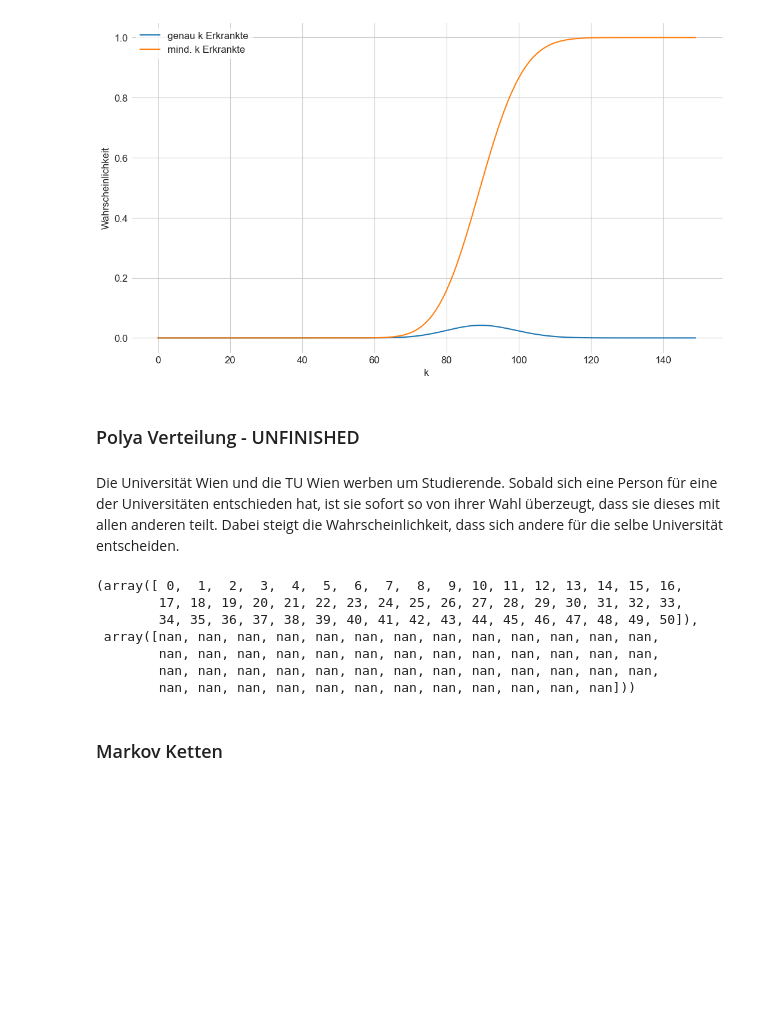
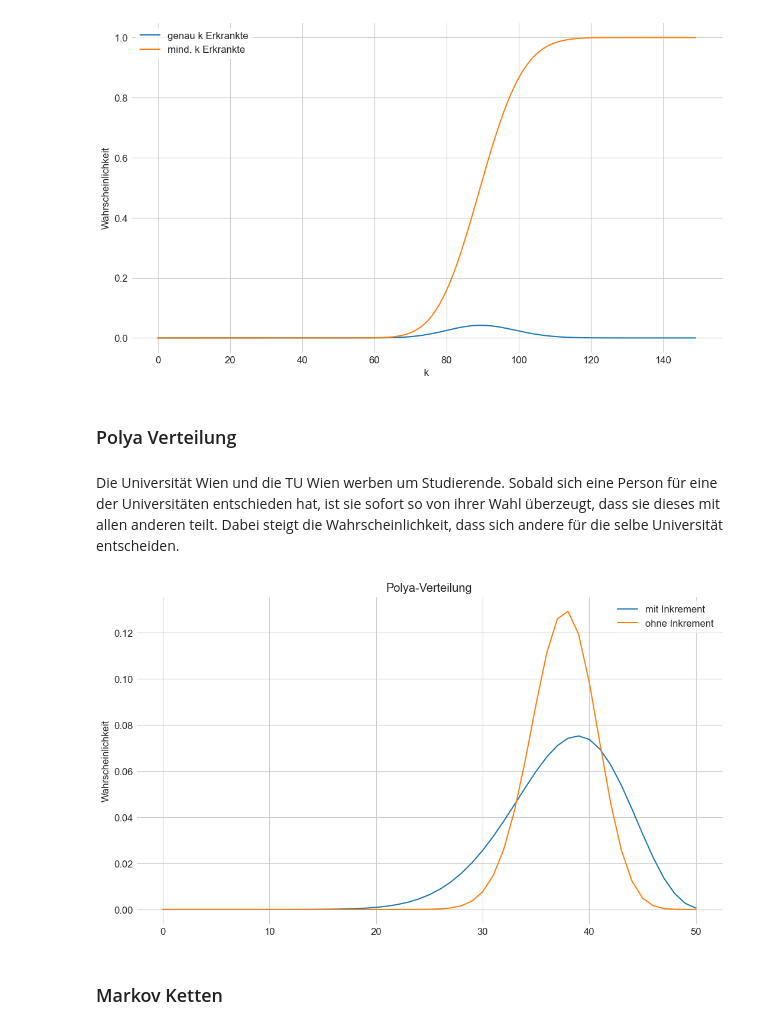
Before and after one commit to pcpet/Stochastik-1-WS2021, a Jupyter notebook: Stochastik Notebook.ipynb, the cells around one changed output. Saved outputs shown, nothing was run; the diff lists cells and outputs as text; code cells hidden in the pictures; blank space fills up the shorter version.

```diff
--- a/Stochastik Notebook.ipynb
+++ b/Stochastik Notebook.ipynb
@@ -63,31 +63,40 @@ plt.show()
 # %% [output]
 [figure]
 # %% [markdown]
-### Polya Verteilung - UNFINISHED
+### Polya Verteilung
 # %% [markdown]
 Die Universität Wien und die TU Wien werben um Studierende. Sobald sich eine Person für eine der Universitäten entschieden hat, ist sie sofort so von ihrer Wahl überzeugt, dass sie dieses mit allen anderen teilt. Dabei steigt die Wahrscheinlichkeit, dass sich andere für die selbe Universität entscheiden.
-# %%
-def givePolya(red, blue, increment, maxN):
-    arr = np.arange(maxN+1)
-    coeffs = comb(maxN, arr)
-    prod1 = np.array([np.prod(red + increment * np.arange(k)) for k in arr])
-    prod2 = np.array([np.prod(blue + increment * np.arange(maxN-k)) for k in arr])
-    prod3 = np.prod(red + blue + increment * arr[:-1])
-    probs = coeffs * prod1 * prod2 / prod3
-
-    return arr, probs
-# %%
-UniWien = 90_000
-TUWien = 30_000
-givePolya(UniWien, TUWien, 5000, 50)
-# %% [output]
-(array([ 0,  1,  2,  3,  4,  5,  6,  7,  8,  9, 10, 11, 12, 13, 14, 15, 16,
-        17, 18, 19, 20, 21, 22, 23, 24, 25, 26, 27, 28, 29, 30, 31, 32, 33,
-        34, 35, 36, 37, 38, 39, 40, 41, 42, 43, 44, 45, 46, 47, 48, 49, 50]),
- array([nan, nan, nan, nan, nan, nan, nan, nan, nan, nan, nan, nan, nan,
-        nan, nan, nan, nan, nan, nan, nan, nan, nan, nan, nan, nan, nan,
-        nan, nan, nan, nan, nan, nan, nan, nan, nan, nan, nan, nan, nan,
-        nan, nan, nan, nan, nan, nan, nan, nan, nan, nan, nan, nan]))
+# %%
+def givePolya(red, blue, maxN, increment):
+    distr = comb(maxN, np.arange(maxN+1))
+
+    for k in range(maxN+1):
+        for ell in range(k):
+            distr[k] *= (red + ell * increment) / (red + blue + ell * increment)
+
+        for ell in range(k, maxN):
+            distr[k] /= (red + blue + ell * increment)
+
+        for ell in range(maxN - k):
+            distr[k] *= (blue + ell * increment)
+
+    return distr
+# %%
+UniWien = 90_000
+TUWien = 30_000
+maxN = 50
+distr1 = givePolya(UniWien, TUWien, maxN, 5000)
+distr2 = givePolya(UniWien, TUWien, maxN, 0)
+
+x = np.arange(maxN+1)
+plt.plot(x, distr1, label="mit Inkrement")
+plt.plot(x, distr2, label="ohne Inkrement")
+plt.ylabel("Wahrscheinlichkeit")
+plt.title("Polya-Verteilung")
+plt.legend()
+plt.show()
+# %% [output]
+[figure, added]
 # %% [markdown]
 ### Markov Ketten
 # %% [markdown]
```
Also changed, not shown: parts of 6 cells of this notebook.
